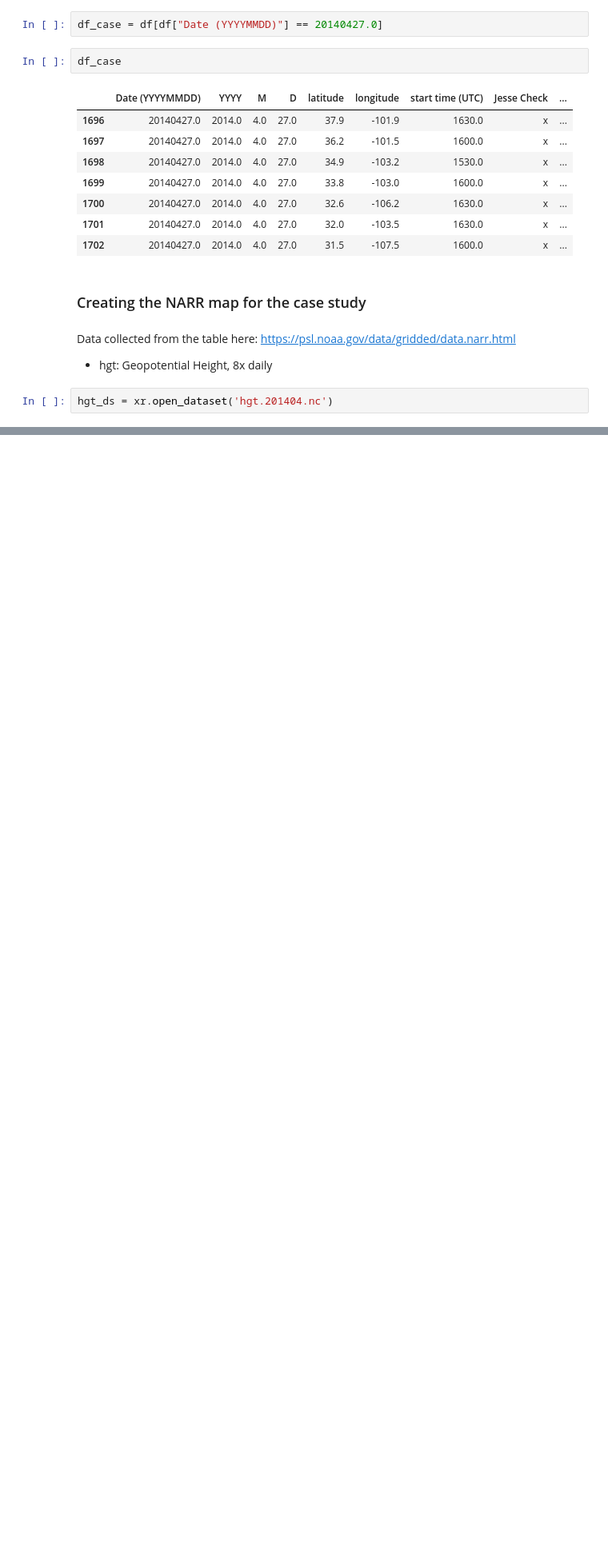
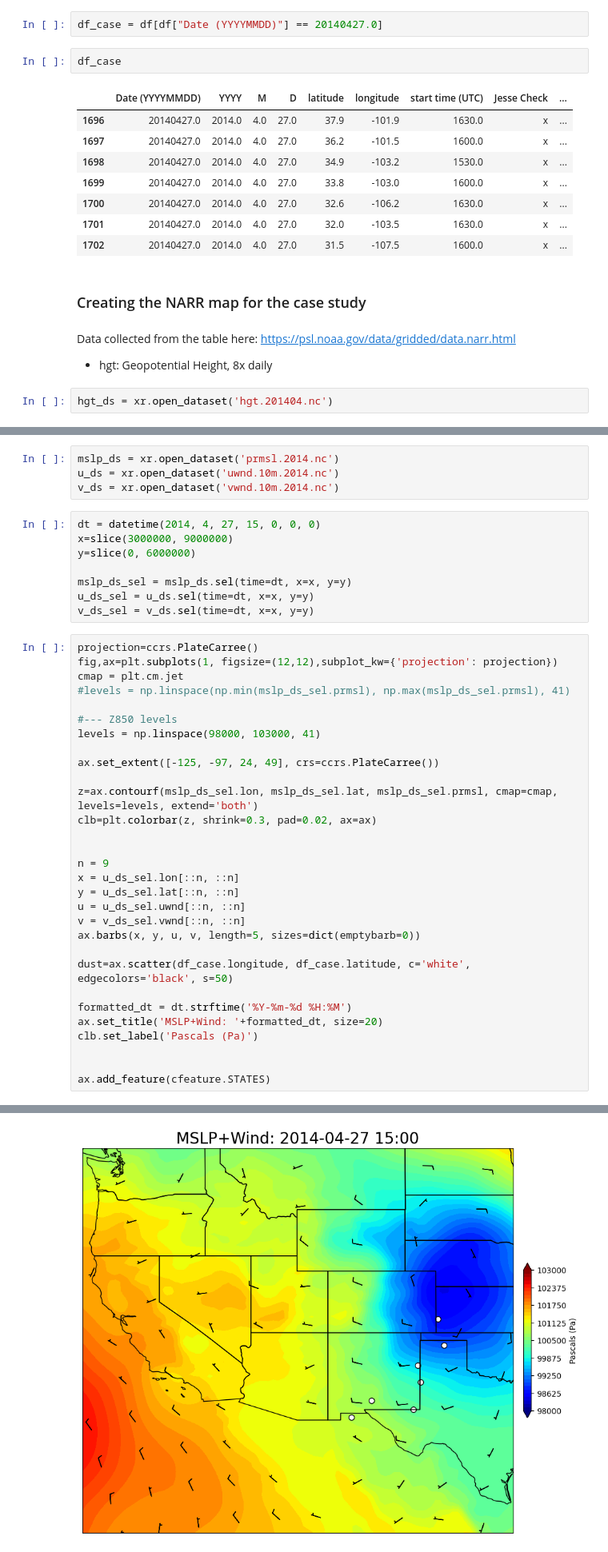
Before and after one commit to jesseturner/Dust_Plumes, a Jupyter notebook: Case_Study.ipynb, the cells around one changed output, grey strips where cells are left out. Shown at 80% size. Saved outputs shown, nothing was run; the diff lists cells and outputs as text; blank space fills up the shorter version.

```diff
--- a/Case_Study.ipynb
+++ b/Case_Study.ipynb
@@ -62,0 +109,43 @@ ax.add_feature(cfeature.STATES)
+# %%
+mslp_ds = xr.open_dataset('prmsl.2014.nc')
+u_ds = xr.open_dataset('uwnd.10m.2014.nc')
+v_ds = xr.open_dataset('vwnd.10m.2014.nc')
+# %%
+dt = datetime(2014, 4, 27, 15, 0, 0, 0)
+x=slice(3000000, 9000000)
+y=slice(0, 6000000)
+
+mslp_ds_sel = mslp_ds.sel(time=dt, x=x, y=y)
+u_ds_sel = u_ds.sel(time=dt, x=x, y=y)
+v_ds_sel = v_ds.sel(time=dt, x=x, y=y)
+# %%
+projection=ccrs.PlateCarree()
+fig,ax=plt.subplots(1, figsize=(12,12),subplot_kw={'projection': projection})
+cmap = plt.cm.jet
+#levels = np.linspace(np.min(mslp_ds_sel.prmsl), np.max(mslp_ds_sel.prmsl), 41)
+
+#--- Z850 levels
+levels = np.linspace(98000, 103000, 41)
+
+ax.set_extent([-125, -97, 24, 49], crs=ccrs.PlateCarree())
+
+z=ax.contourf(mslp_ds_sel.lon, mslp_ds_sel.lat, mslp_ds_sel.prmsl, cmap=cmap, levels=levels, extend='both')
+clb=plt.colorbar(z, shrink=0.3, pad=0.02, ax=ax)
+
+
+n = 9
+x = u_ds_sel.lon[::n, ::n]
+y = u_ds_sel.lat[::n, ::n]
+u = u_ds_sel.uwnd[::n, ::n]
+v = v_ds_sel.vwnd[::n, ::n]
+ax.barbs(x, y, u, v, length=5, sizes=dict(emptybarb=0))
+
+dust=ax.scatter(df_case.longitude, df_case.latitude, c='white', edgecolors='black', s=50)
+
+formatted_dt = dt.strftime('%Y-%m-%d %H:%M')
+ax.set_title('MSLP+Wind: '+formatted_dt, size=20)
+clb.set_label('Pascals (Pa)')
+
+
+ax.add_feature(cfeature.STATES)
+# %% [output]
@@ -62,0 +153 @@ ax.add_feature(cfeature.STATES)
+[figure, added]
```
Also changed, not shown: parts of 8 cells of this notebook.
